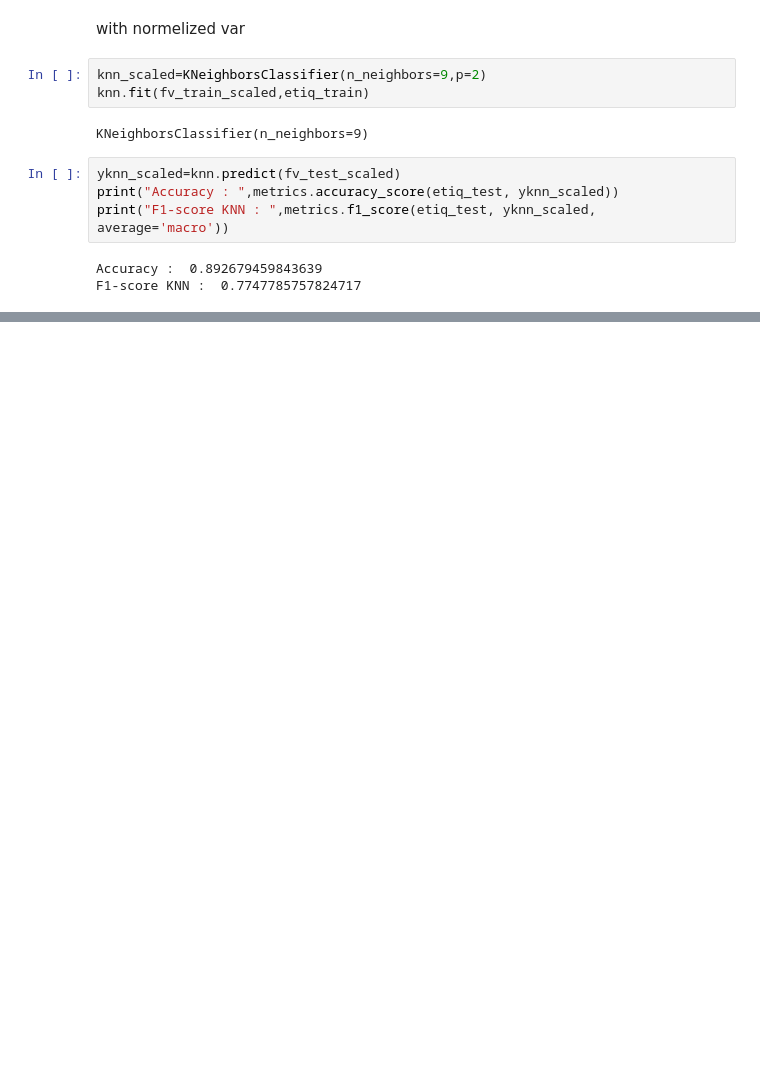
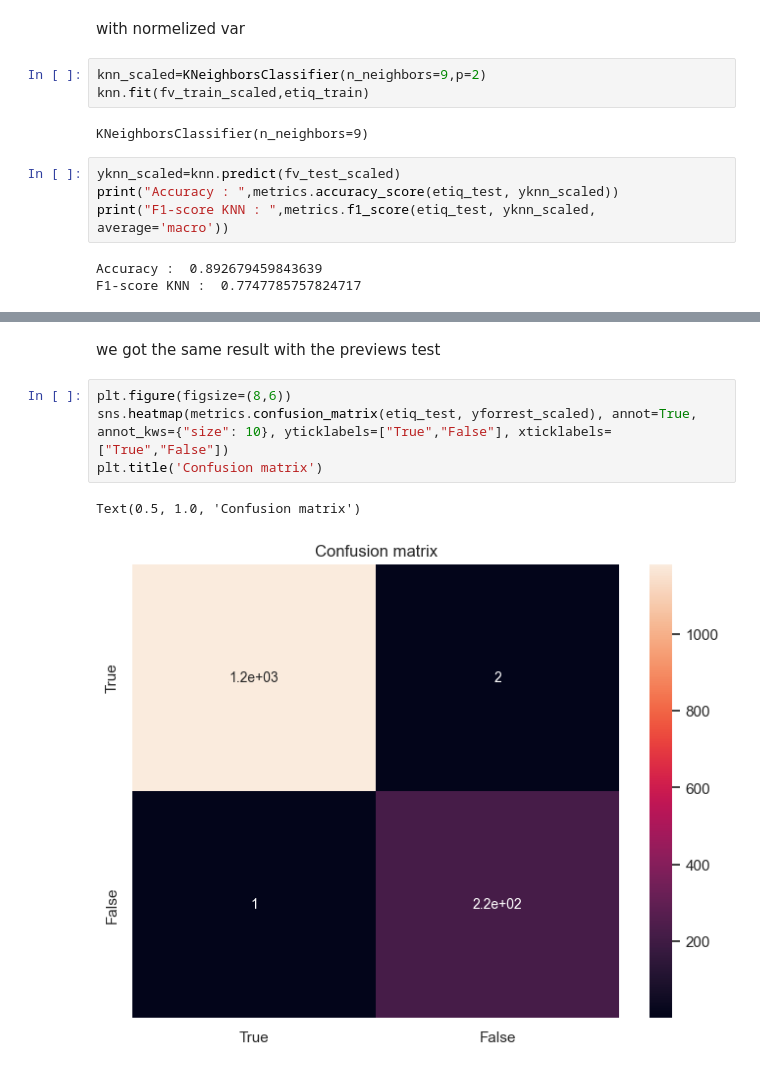
Before and after one commit to Djazil01/NASA-Object-Space-Selection, a Jupyter notebook: Nasa.ipynb, the cells around one changed output, grey strips where cells are left out. Cells and saved outputs as stored; diff of their text form; blank space fills up the shorter version.

```diff
--- a/Nasa.ipynb
+++ b/Nasa.ipynb
@@ -343,0 +387,9 @@ F1-score KNN :  0.7747785757824717
+# %% [markdown]
+we got the same result with the previews test
+# %%
+plt.figure(figsize=(8,6))
+sns.heatmap(metrics.confusion_matrix(etiq_test, yforrest_scaled), annot=True, annot_kws={"size": 10}, yticklabels=["True","False"], xticklabels=["True","False"])
+plt.title('Confusion matrix')
+# %% [output]
+Text(0.5, 1.0, 'Confusion matrix')
+[figure, added]
```
Also changed, not shown: parts of 8 cells of this notebook.
